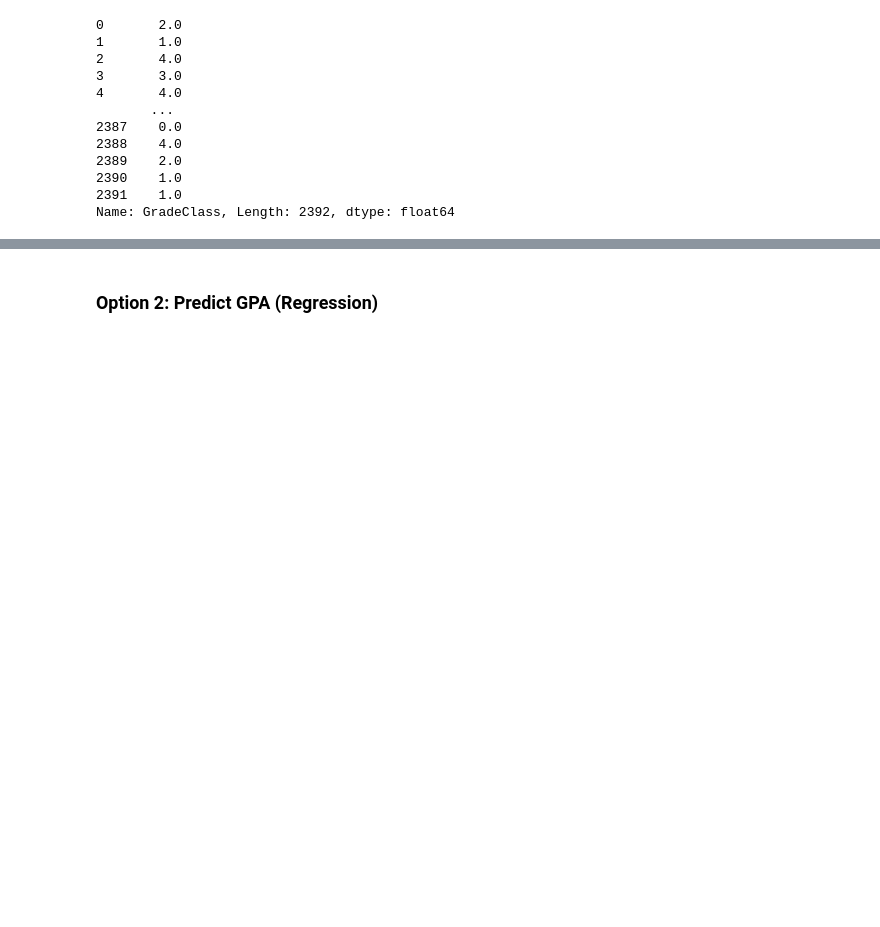
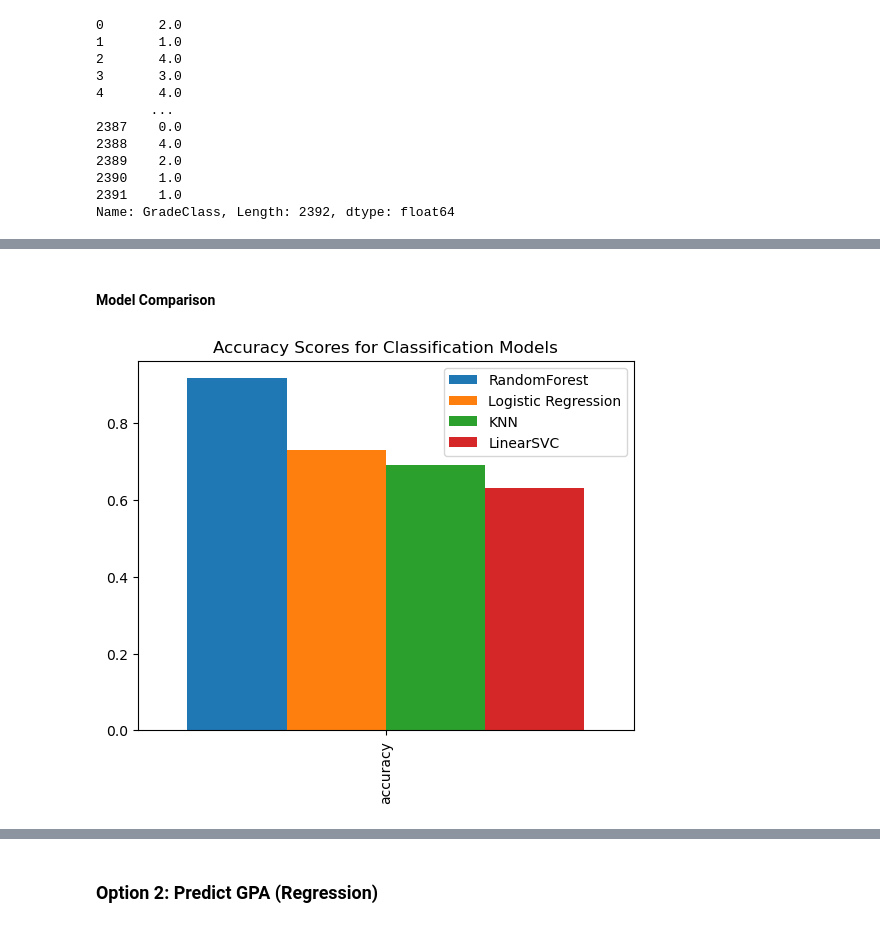
Before and after one commit to devern-DZZC/Student-Performance-Prediction, a Jupyter notebook: Student-Performance-Prediction.ipynb, the cells around one changed output, grey strips where cells are left out. Drawn from its saved outputs; the diff is of its cells as text; code cells hidden in the pictures; blank space fills up the shorter version.

```diff
--- a/Student-Performance-Prediction.ipynb
+++ b/Student-Performance-Prediction.ipynb
@@ -122,6 +122,19 @@ ax = sns.heatmap(corr_matrix, annot=True, linewidth=0.5, fmt=" .2f", cmap="YlOrR
 ## 2. Modelling Data
 # %% [markdown]
 ### Option 1: Predict Grade Class (Classification)
+# %%
+classification_models = {"RandomForest": RandomForestClassifier(),
+          "Logistic Regression": LogisticRegression(),
+          "KNN":KNeighborsClassifier(),
+          "LinearSVC": svm.LinearSVC()}
+# %%
+def fit_and_score(models, X_train, X_test, y_train, y_test):
+    np.random.seed(42)
+    model_scores={}
+    for name, model in models.items():
+        model.fit(X_train, y_train)
+        model_scores[name] = model.score(X_test, y_test)
+    return model_scores
 # %%
 data.head()
 # %% [output]
@@ -160,7 +173,6 @@ Name: GradeClass, Length: 2392, dtype: float64
 # %%
 np.random.seed(42)
 X_train, X_test, y_train, y_test = train_test_split(X, y, test_size=0.30)
-clf = RandomForestClassifier(n_estimators=100)
-clf.fit(X_train, y_train)
-clf.score(X_test, y_test)
+classification_scores = fit_and_score(classification_models, X_train, X_test, y_train, y_test)
+classification_scores
 # %% [output]
@@ -167,0 +190,8 @@ clf.score(X_test, y_test)
+# %% [markdown]
+#### Model Comparison
+# %%
+comparison = pd.DataFrame(classification_scores, index=["accuracy"])
+comparison.plot.bar(width=2);
+plt.title("Accuracy Scores for Classification Models");
+# %% [output]
+[figure, added]
```
Also changed, not shown: parts of 5 cells of this notebook.
